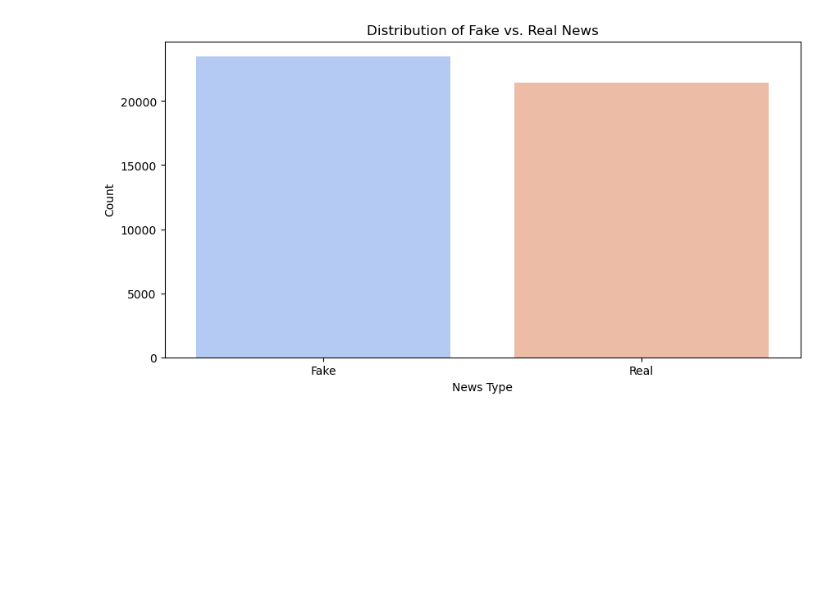
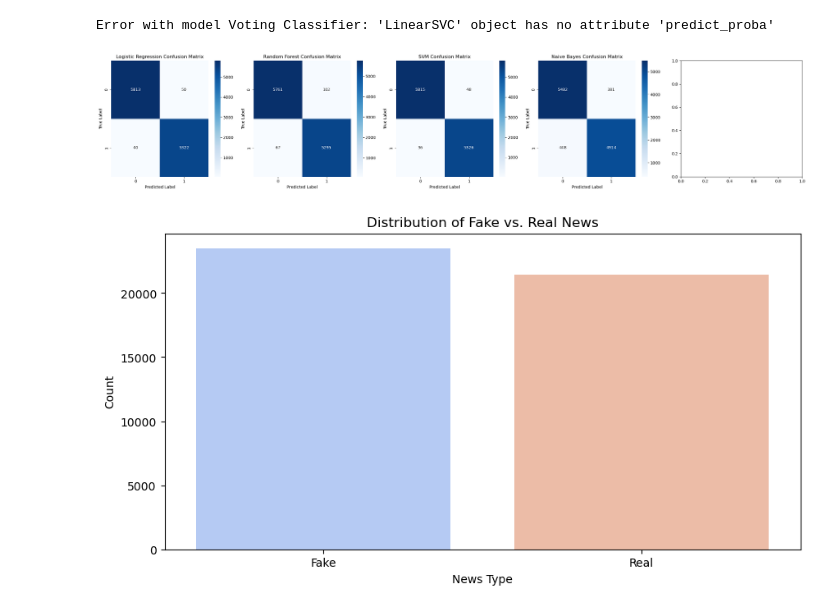
Before and after one commit to santosh2580/Fake-News-Detection, a Jupyter notebook: app.ipynb, the cells around one changed output. Cells and saved outputs as stored; diff of their text form; code cells hidden in the pictures; blank space fills up the shorter version.

```diff
--- a/app.ipynb
+++ b/app.ipynb
@@ -129,3 +203,20 @@ plt.show()
+# %%
+# Confusion Matrix Visualization
+fig, axes = plt.subplots(1, len(models), figsize=(5 * len(models), 5)) if len(models) > 1 else plt.subplots(1, 1, figsize=(5, 5))
+axes = [axes] if len(models) == 1 else axes  # Ensure axes are iterable
+
+for i, (model_name, model) in enumerate(models.items()):
+    try:
+        sns.heatmap(confusion_matrix(ytest, model.predict(xv_test)), annot=True, fmt="d", cmap="Blues", ax=axes[i]).set(
+            title=f"{model_name} Confusion Matrix", xlabel="Predicted Label", ylabel="True Label")
+    except Exception as e:
+        print(f"Error with model {model_name}: {e}")
+
+plt.tight_layout()
+plt.show()
+# %% [output]
+Error with model Voting Classifier: 'LinearSVC' object has no attribute 'predict_proba'
+[figure, added]
 # %%
 # Bar plot of Fake vs. Real News distribution
 plt.figure(figsize=(10,5))
```
Also changed, not shown: parts of 25 cells of this notebook, 11 other files.
